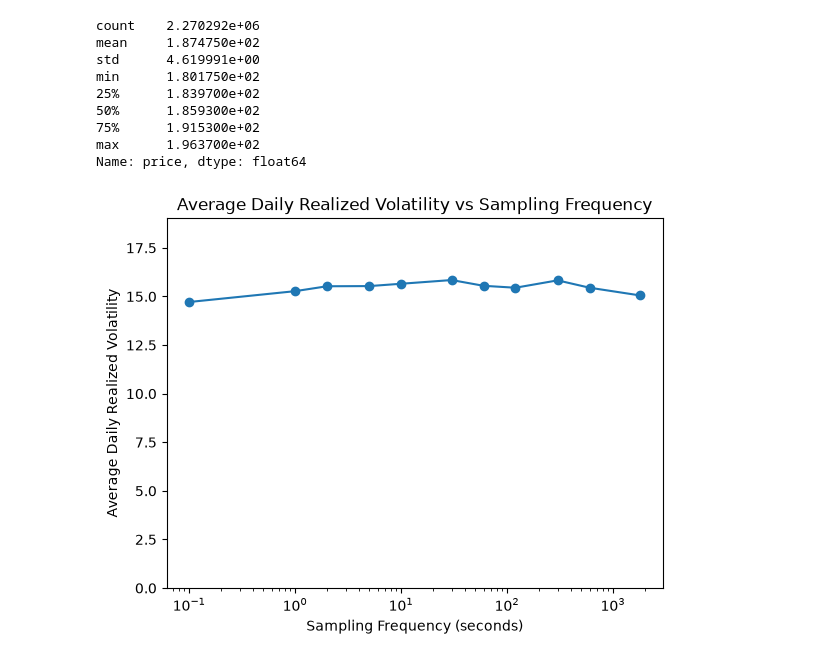
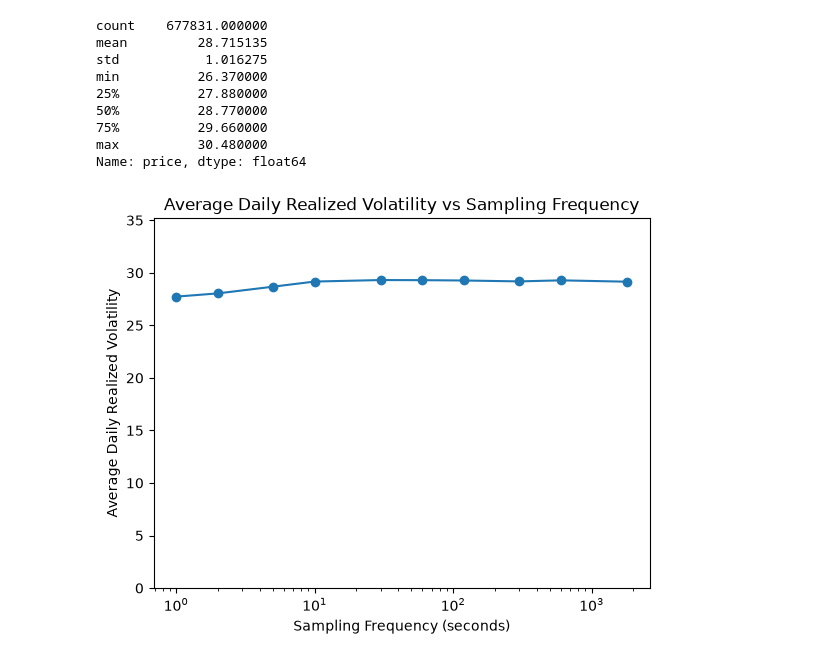
Before and after one commit to mattmacko/vol-project, a Jupyter notebook: notebooks/01_signature.ipynb, the cells around one changed output. Drawn from its saved outputs; the diff is of its cells as text; code cells hidden in the pictures.

Commit message:
Finished pipeline for 1 month volatility signature plot

```diff
--- a/notebooks/01_signature.ipynb
+++ b/notebooks/01_signature.ipynb
@@ -22,9 +22,9 @@ store.to_parquet("../data/aapl_trades.parquet")
 # %%
 raw = pd.read_parquet(
-    "../data/aapl_trades.parquet",
+    "../data/INTC_trades(XNASITCH).parquet",
     filters=[
-        ("ts_event", ">=", pd.Timestamp("2024-01-01", tz="UTC")),
-        ("ts_event", "<",  pd.Timestamp("2024-02-01", tz="UTC")),
+        ("ts_event", ">=", pd.Timestamp("2023-01-01", tz="UTC")),
+        ("ts_event", "<",  pd.Timestamp("2023-02-01", tz="UTC")),
     ],
 )
 # %%
@@ -43,14 +43,14 @@ df = df.between_time("09:30:01", "15:59:59")
 # Sanity check the price scale before going further
 print(df["price"].describe())
 # %% [output]
-count    2.270292e+06
-mean     1.874750e+02
-std      4.619991e+00
-min      1.801750e+02
-25%      1.839700e+02
-50%      1.859300e+02
-75%      1.915300e+02
-max      1.963700e+02
+count    677831.000000
+mean         28.715135
+std           1.016275
+min          26.370000
+25%          27.880000
+50%          28.770000
+75%          29.660000
+max          30.480000
 Name: price, dtype: float64
 # %%
 # Define a daily_rv function that takes df and freq and returns a DataFrame with daily realized volatility
@@ -84,21 +84,21 @@ def daily_rv(df, freq):
 # %%
 # Create a df that contains the daily realized volatility for each frequency in freqs
 
-freqs = [".01s", "1s", "2s", "5s", "10s", "30s", "1min", "2min", "5min", "10min", "30min"]
+freqs = ["1s", "2s", "5s", "10s", "30s", "1min", "2min", "5min", "10min", "30min"]
 
 rv = pd.DataFrame({f: daily_rv(df, f) for f in freqs})
 # %%
 import matplotlib.pyplot as plt
 
-seconds = [0.01 ,1, 2, 5, 10, 30, 60, 120, 300, 600, 1800]
+seconds = [1, 2, 5, 10, 30, 60, 120, 300, 600, 1800]
 
 means_annualized = np.sqrt(rv.mean() * 252) * 100  # Annualize and convert to percentage
 
 plt.semilogx(seconds, means_annualized, marker="o")
 plt.ylim(0, means_annualized.max() * 1.2)
 plt.xlabel("Sampling Frequency (seconds)")
 plt.ylabel("Average Daily Realized Volatility")
 plt.title("Average Daily Realized Volatility vs Sampling Frequency")
 plt.show()
 # %% [output]
-[figure, old version]
+[figure, new version]
```
Also changed, not shown: parts of 3 cells of this notebook, 3 other files.
